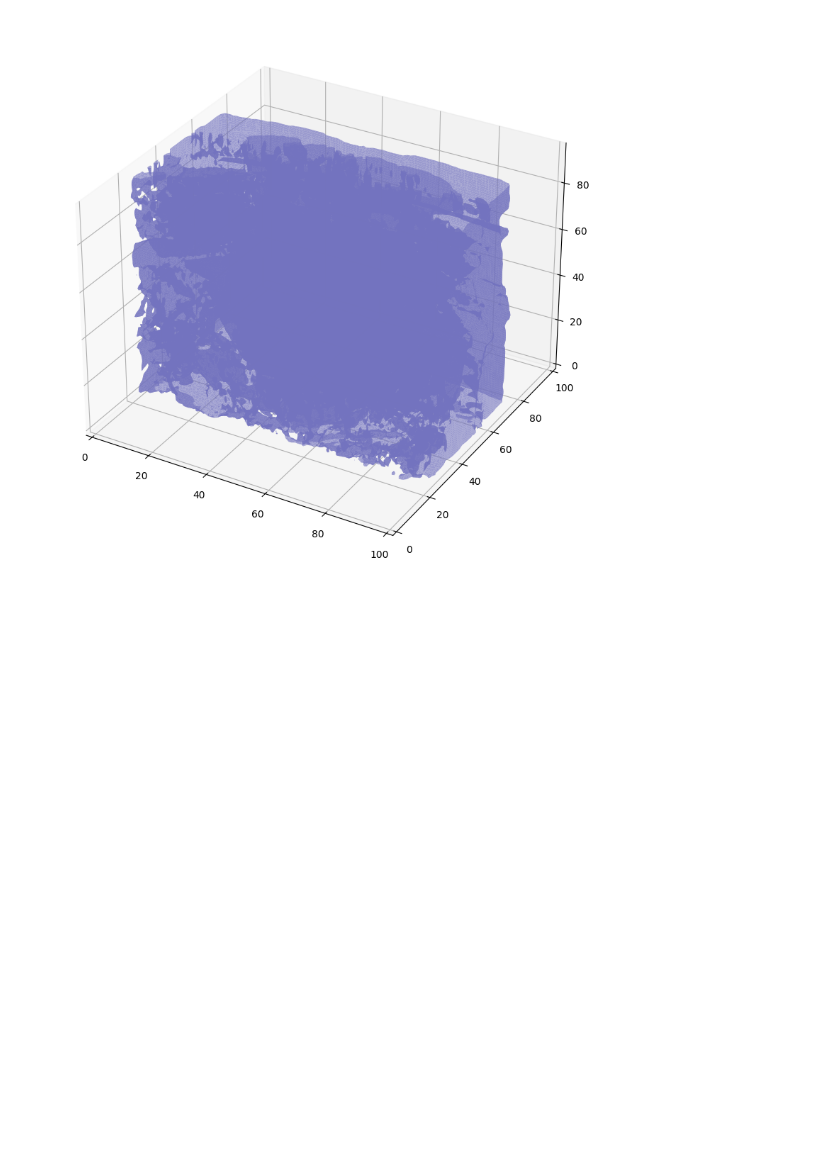
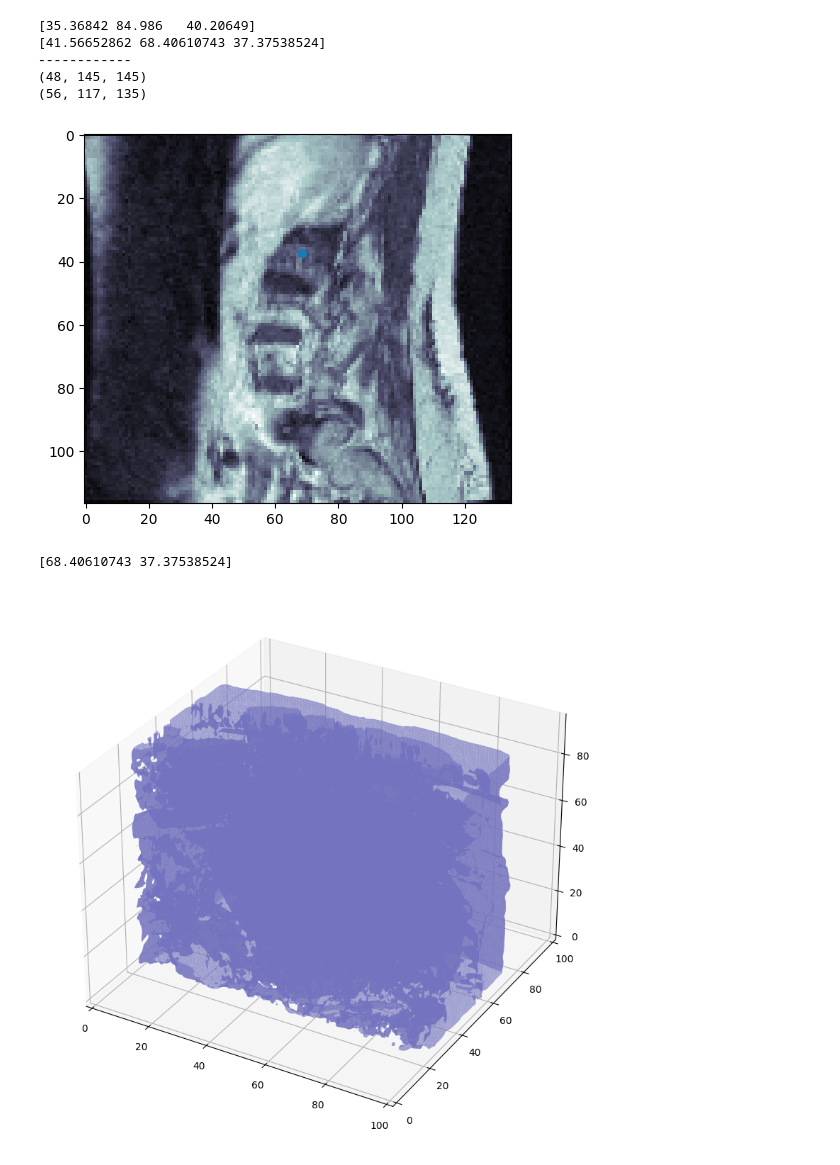
Before and after one commit to hmhornung/Lumbar-Spine-Degenerative-Classification, a Jupyter notebook: preprocessing/preprocess.ipynb, the cells around one changed output. Saved outputs shown, nothing was run; the diff lists cells and outputs as text; code cells hidden in the pictures; blank space fills up the shorter version.

```diff
--- a/preprocessing/preprocess.ipynb
+++ b/preprocessing/preprocess.ipynb
@@ -226,3 +251,45 @@ plot_roi(cropped_volume, cropped_coords, n)
+# %%
+norm_vol = aug.normalize_volume(volume)
+noised_vol = aug.gaussian_noise(norm_vol, 0.1)
+max_scale = 0.5
+# scales = [1.0,2.0,1.0]
+# scaled_vol, scaled_coords, scales = aug.scale_volume(noised_vol, coords, [1.0,1.5,2.0])
+scaled_vol, scaled_coords, scales = aug.scale_volume(noised_vol, coords, 0.2)
+# scaled_coords *= scale
+
+print(coords[n])
+print(scaled_coords[n])
+print('------------')
+print(volume.shape)
+print(scaled_vol.shape)
+
+new_shape = [200,200,200]
+max_shift = 40
+# cropped_vol, cropped_coords, labels, final_mask = aug.random_shift_and_crop(noised_vol, coords, labels, mask, new_shape, max_shift)
+# print(coords[n])
+# print(scaled_coords[n])
+# print(scales)
+# print(volume.shape)
+# print(scaled_vol.shape)
+
+out_vol = scaled_vol
+out_coords = scaled_coords
+# out_coords = coords * [1 / scales[0], 1 / scales[1], 1 / scales[2]]
+
+plot_roi(out_vol, out_coords, n)
+idx = int(out_coords[n,0])
+coord = out_coords[n,1:]
+slice = out_vol[idx]
+print(coord)
+# plot_heatmap_with_points(slice, [coord], 'slice')
+# %% [output]
+[35.36842 84.986   40.20649]
+[41.56652862 68.40610743 37.37538524]
+------------
+(48, 145, 145)
+(56, 117, 135)
+[figure, added]
+[68.40610743 37.37538524]
 # %%
 plot_3d(np.load('datasets/resampled-2.0mm_resolution/4003253/2448190387/2448190387_image.npy'), 70)
 # %% [output]
```
Also changed, not shown: parts of 20 cells of this notebook, 2 other files.
